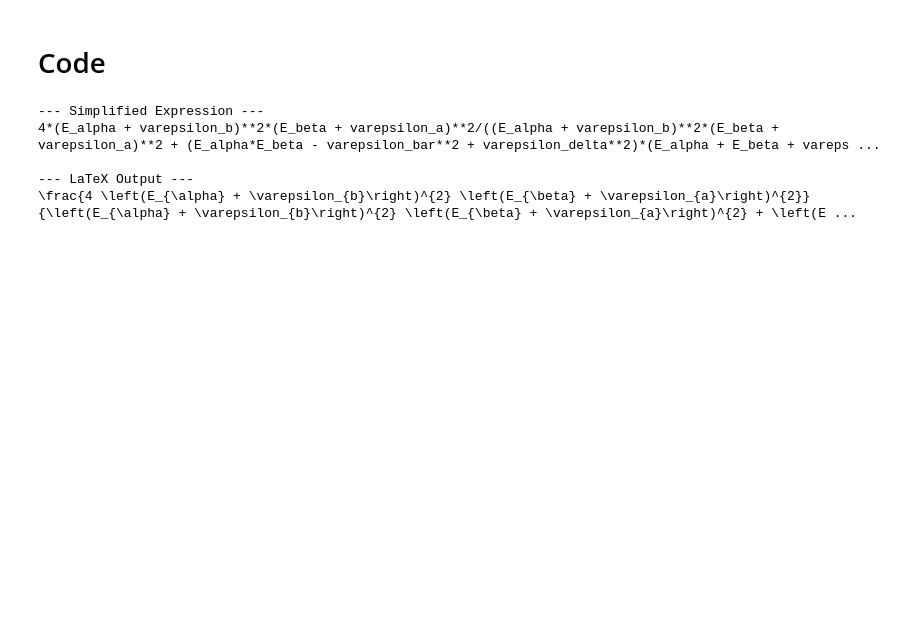
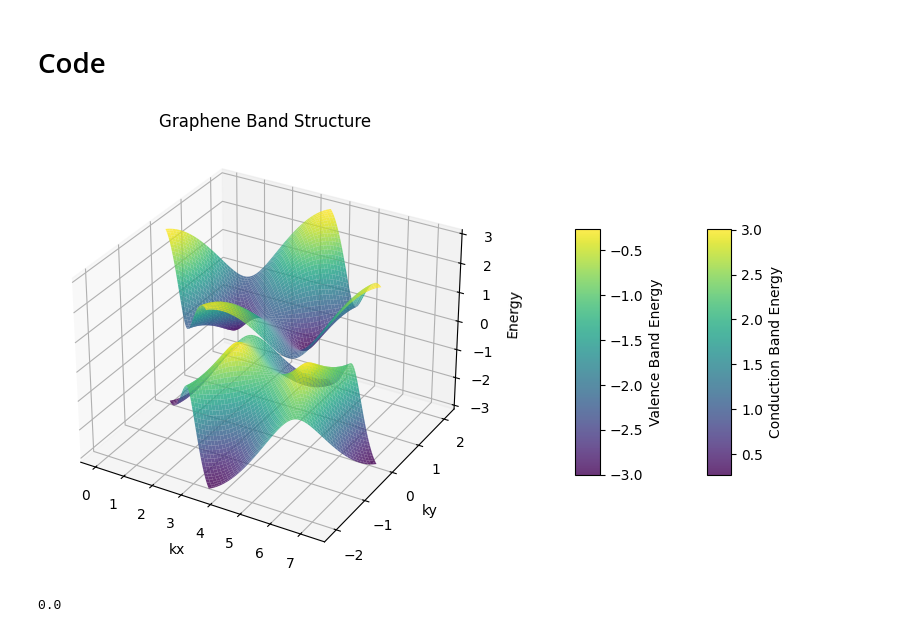
Before and after one commit to guilhermebaos/QUARMEN-Lessons, a Jupyter notebook: test.ipynb, the cells around one changed output. Saved outputs shown, nothing was run; the diff lists cells and outputs as text; code cells hidden in the pictures; blank space fills up the shorter version.

Commit message:
[Thesis] Graphene Plots

```diff
--- a/test.ipynb
+++ b/test.ipynb
@@ -5,28 +6,56 @@ import numpy as np
 # %% [markdown]
 # Code
-# %%
-from sympy import sympify, simplify, latex
-
-# 1. Your raw input string (using ** for exponents)
-raw_str = "(4*(E_alpha + varepsilon_b)**2 * (E_beta + varepsilon_a)**2) / ((E_alpha + varepsilon_b)**2 * (E_beta + varepsilon_a)**2 + (E_alpha*E_beta - varepsilon_bar**2 + varepsilon_delta**2) * (E_alpha + varepsilon_b + E_beta + varepsilon_a)**2)"
-
-# 2. Convert string to a SymPy expression
-expr = sympify(raw_str)
-
-# 3. Simplify the expression
-# SymPy will look for common factors and algebraic reductions
-simplified_expr = simplify(expr)
-
-# 4. Generate the LaTeX for the result
-latex_result = latex(simplified_expr)
-
-print("--- Simplified Expression ---")
-print(simplified_expr)
-print("\n--- LaTeX Output ---")
-print(latex_result)
-# %% [output]
---- Simplified Expression ---
-4*(E_alpha + varepsilon_b)**2*(E_beta + varepsilon_a)**2/((E_alpha + varepsilon_b)**2*(E_beta + varepsilon_a)**2 + (E_alpha*E_beta - varepsilon_bar**2 + varepsilon_delta**2)*(E_alpha + E_beta + vareps ...
-
---- LaTeX Output ---
-\frac{4 \left(E_{\alpha} + \varepsilon_{b}\right)^{2} \left(E_{\beta} + \varepsilon_{a}\right)^{2}}{\left(E_{\alpha} + \varepsilon_{b}\right)^{2} \left(E_{\beta} + \varepsilon_{a}\right)^{2} + \left(E ...
+# %%
+import numpy as np
+import matplotlib.pyplot as plt
+
+# Parameters
+Ebar = 0
+Delta = 0.5
+tperp = 0.12
+
+# FBZ Resolution
+L = 150
+
+# Reciprocal lattice vectors
+b1 = 4 * np.pi / 3 * np.array([np.sqrt(3)/2, 1/2])
+b2 = 4 * np.pi / 3 * np.array([-np.sqrt(3)/2, 1/2]) * (-1)
+
+# Create the meshgrid for k-vector indexes
+m1 = np.linspace(0, 1, L)
+m2 = np.linspace(0, 1, L)
+M1, M2 = np.meshgrid(m1, m2)
+
+# Map the fractional meshgrid to Cartesian kx, ky space
+mesh_kx = M1 * b1[0] + M2 * b2[0]
+mesh_ky = M1 * b1[1] + M2 * b2[1]
+
+# Calculate the function f^2
+f_k_squared = 3 + 2 * np.cos(np.sqrt(3) * mesh_kx) + 4 * np.cos(np.sqrt(3)/2 * mesh_kx) * np.cos(3/2 * mesh_ky)
+
+# Compute the bands
+E_conduct = Ebar + 0.5 * np.sqrt(Delta**2 + 4 * f_k_squared)
+E_valence = Ebar - 0.5 * np.sqrt(Delta**2 + 4 * f_k_squared)
+
+# Plot Surfaces
+fig, ax = plt.subplots(subplot_kw={"projection": "3d"}, figsize=(10, 8))
+
+surf_c = ax.plot_surface(mesh_kx, mesh_ky, E_conduct, cmap='viridis', linewidth=0, antialiased=True, alpha=0.8)
+surf_v = ax.plot_surface(mesh_kx, mesh_ky, E_valence, cmap='viridis', linewidth=0, antialiased=True, alpha=0.8)
+
+fig.colorbar(surf_c, shrink=0.4, aspect=10, pad=0.05, label="Conduction Band Energy")
+fig.colorbar(surf_v, shrink=0.4, aspect=10, pad=0.15, label="Valence Band Energy")
+ax.set_xlabel('kx')
+ax.set_ylabel('ky')
+ax.set_zlabel('Energy')
+ax.set_title('Graphene Band Structure')
+
+plt.show()
+
+
+# Plot cut along ky = 0
+mask = np.argwhere(mesh_ky == np.min(np.abs(mesh_ky)))
+f_k_squared = np.array([3 + 2 * np.cos(np.sqrt(3) * mesh_kx[item]) + 4 * np.cos(np.sqrt(3)/2 * mesh_kx[item]) * np.cos(3/2 * mesh_ky[item]) for item in mask])
+# %% [output]
+[figure, added]
+0.0
```
Also changed, not shown: parts of 1 cell of this notebook, 1 other file.
